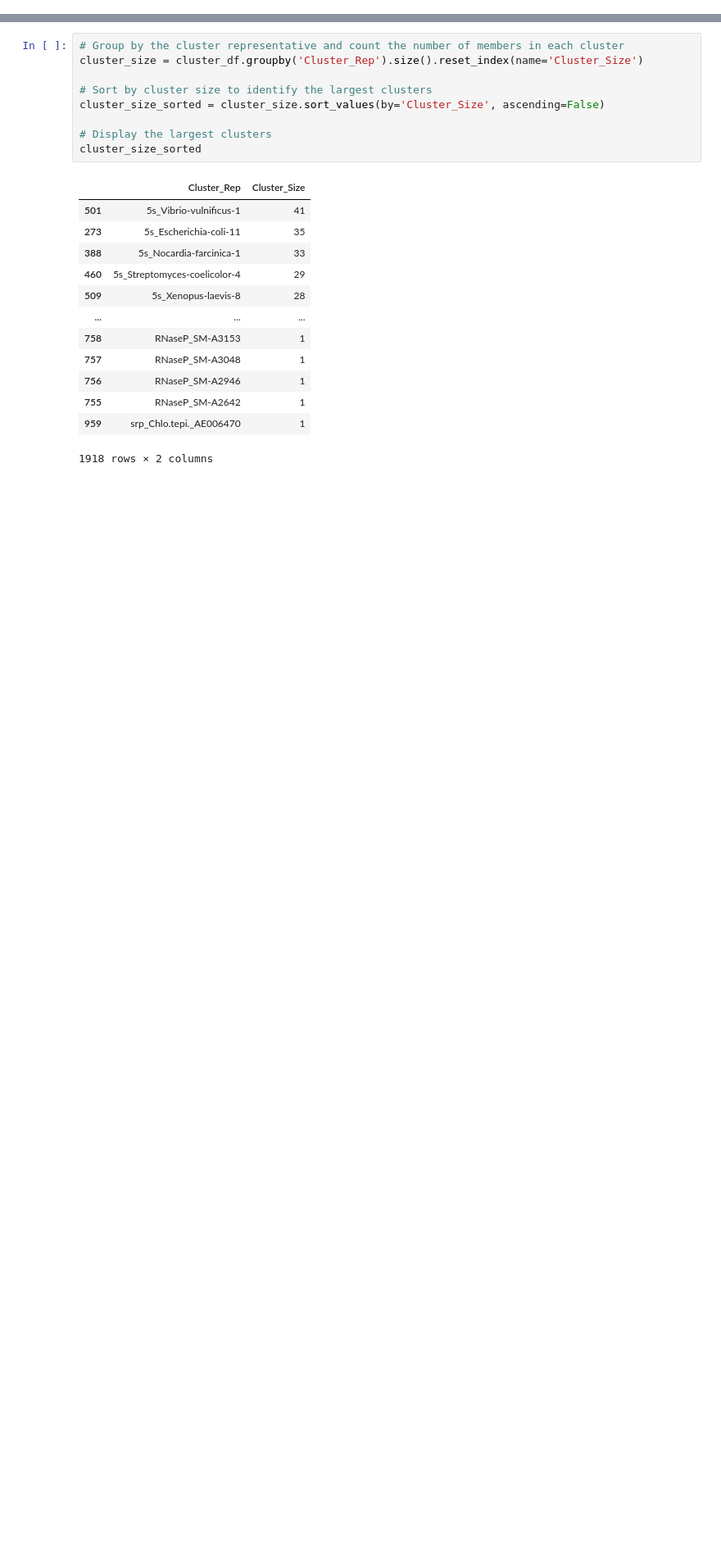
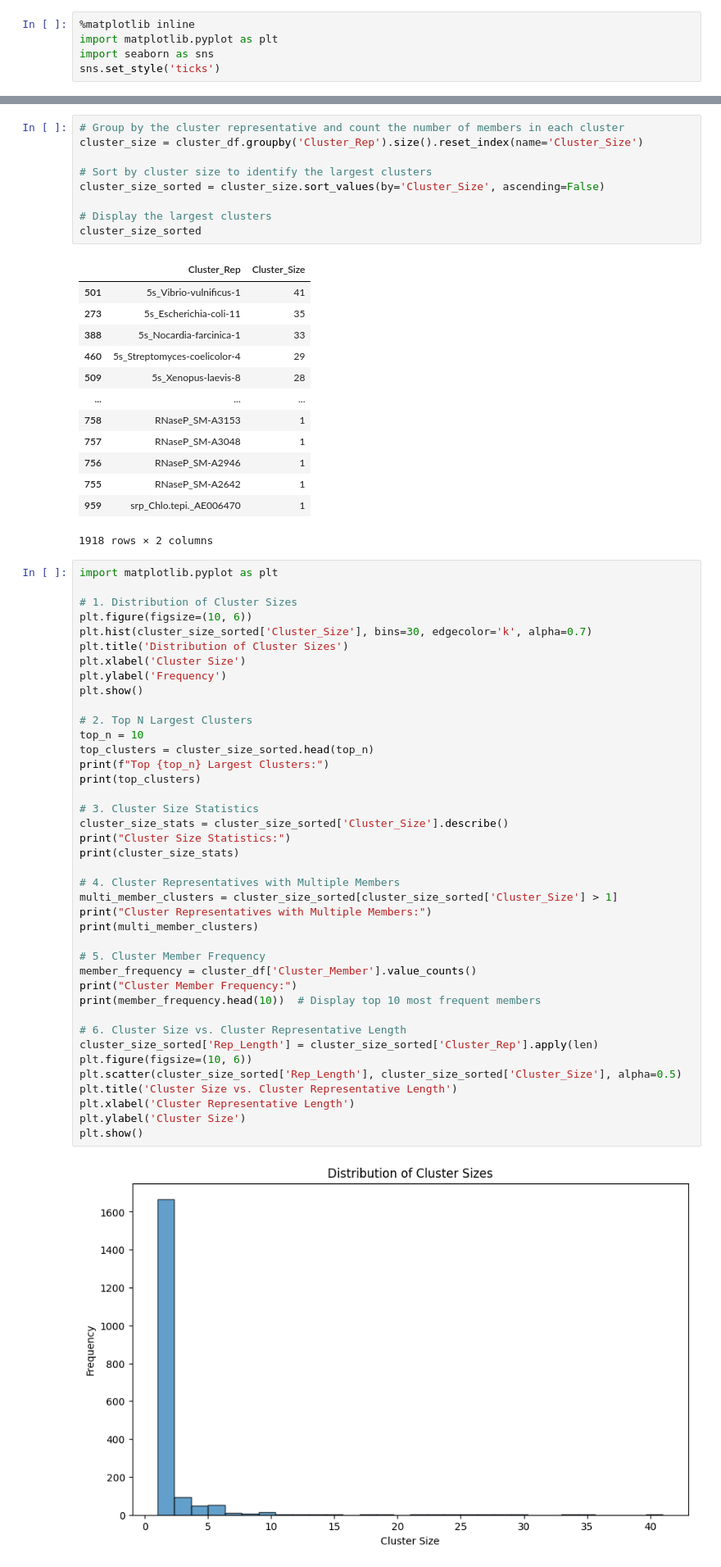
Before and after one commit to fishnsotong/rna-ss, a Jupyter notebook: notebooks/02-clustering.ipynb, the cells around one changed output, grey strips where cells are left out. Shown at 82% size. Saved outputs shown, nothing was run; the diff lists cells and outputs as text; blank space fills up the shorter version.

Commit message:
finished with clustering step

```diff
--- a/notebooks/02-clustering.ipynb
+++ b/notebooks/02-clustering.ipynb
@@ -1,3 +1,8 @@
+# %%
+%matplotlib inline
+import matplotlib.pyplot as plt
+import seaborn as sns
+sns.set_style('ticks')
 # %%
 def fasta_parse(fasta_file: str, comment='#'):
     """
@@ -238,3 +242,45 @@ cluster_size_sorted
 | 755 | RNaseP_SM-A2642 | 1 |
 | 959 | srp_Chlo.tepi._AE006470 | 1 |
 1918 rows × 2 columns
+# %%
+import matplotlib.pyplot as plt
+
+# 1. Distribution of Cluster Sizes
+plt.figure(figsize=(10, 6))
+plt.hist(cluster_size_sorted['Cluster_Size'], bins=30, edgecolor='k', alpha=0.7)
+plt.title('Distribution of Cluster Sizes')
+plt.xlabel('Cluster Size')
+plt.ylabel('Frequency')
+plt.show()
+
+# 2. Top N Largest Clusters
+top_n = 10
+top_clusters = cluster_size_sorted.head(top_n)
+print(f"Top {top_n} Largest Clusters:")
+print(top_clusters)
+
+# 3. Cluster Size Statistics
+cluster_size_stats = cluster_size_sorted['Cluster_Size'].describe()
+print("Cluster Size Statistics:")
+print(cluster_size_stats)
+
+# 4. Cluster Representatives with Multiple Members
+multi_member_clusters = cluster_size_sorted[cluster_size_sorted['Cluster_Size'] > 1]
+print("Cluster Representatives with Multiple Members:")
+print(multi_member_clusters)
+
+# 5. Cluster Member Frequency
+member_frequency = cluster_df['Cluster_Member'].value_counts()
+print("Cluster Member Frequency:")
+print(member_frequency.head(10))  # Display top 10 most frequent members
+
+# 6. Cluster Size vs. Cluster Representative Length
+cluster_size_sorted['Rep_Length'] = cluster_size_sorted['Cluster_Rep'].apply(len)
+plt.figure(figsize=(10, 6))
+plt.scatter(cluster_size_sorted['Rep_Length'], cluster_size_sorted['Cluster_Size'], alpha=0.5)
+plt.title('Cluster Size vs. Cluster Representative Length')
+plt.xlabel('Cluster Representative Length')
+plt.ylabel('Cluster Size')
+plt.show()
+# %% [output]
+[figure, added]
```
Also changed, not shown: parts of 9 cells of this notebook, 1 other file.
